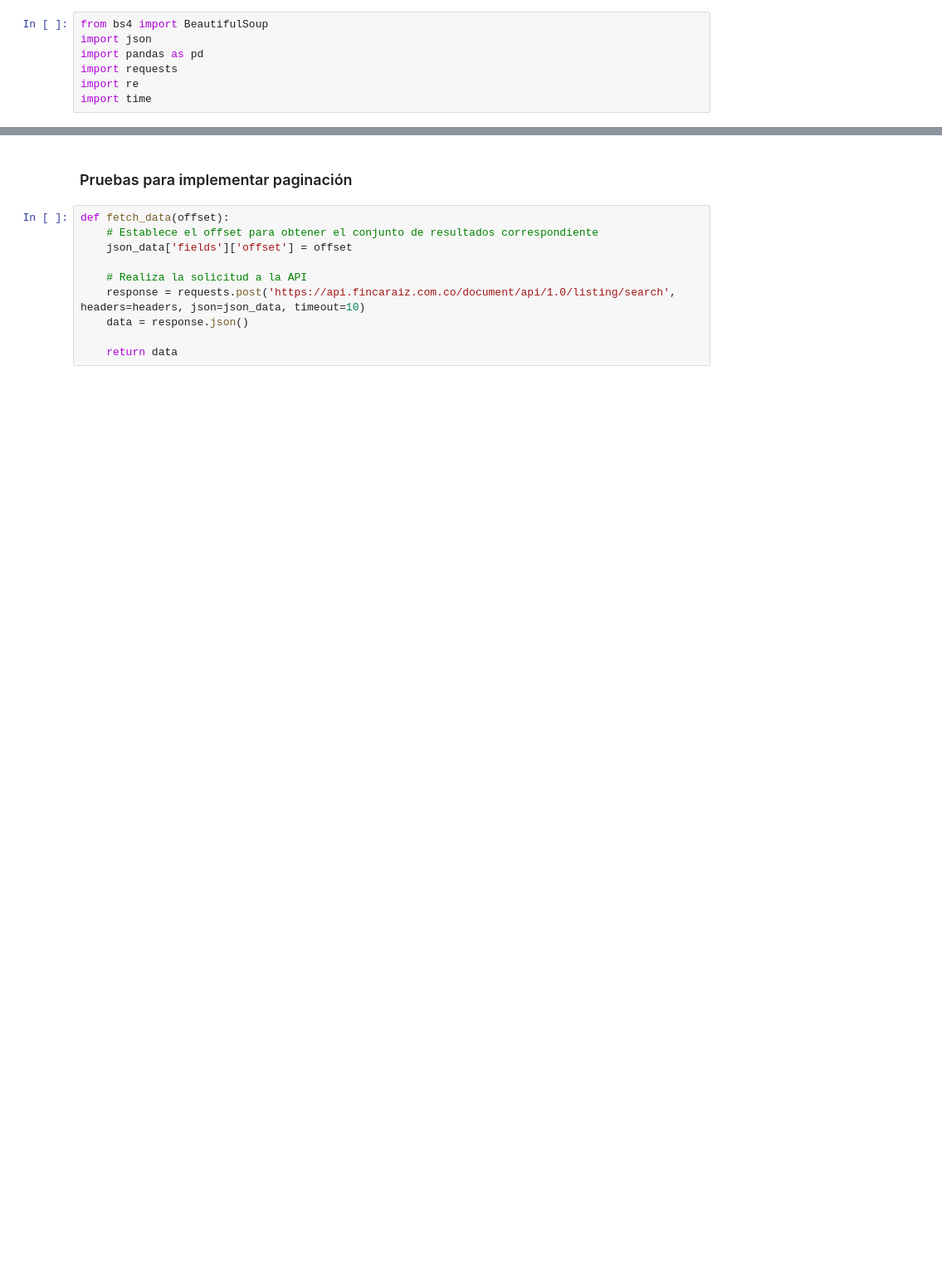
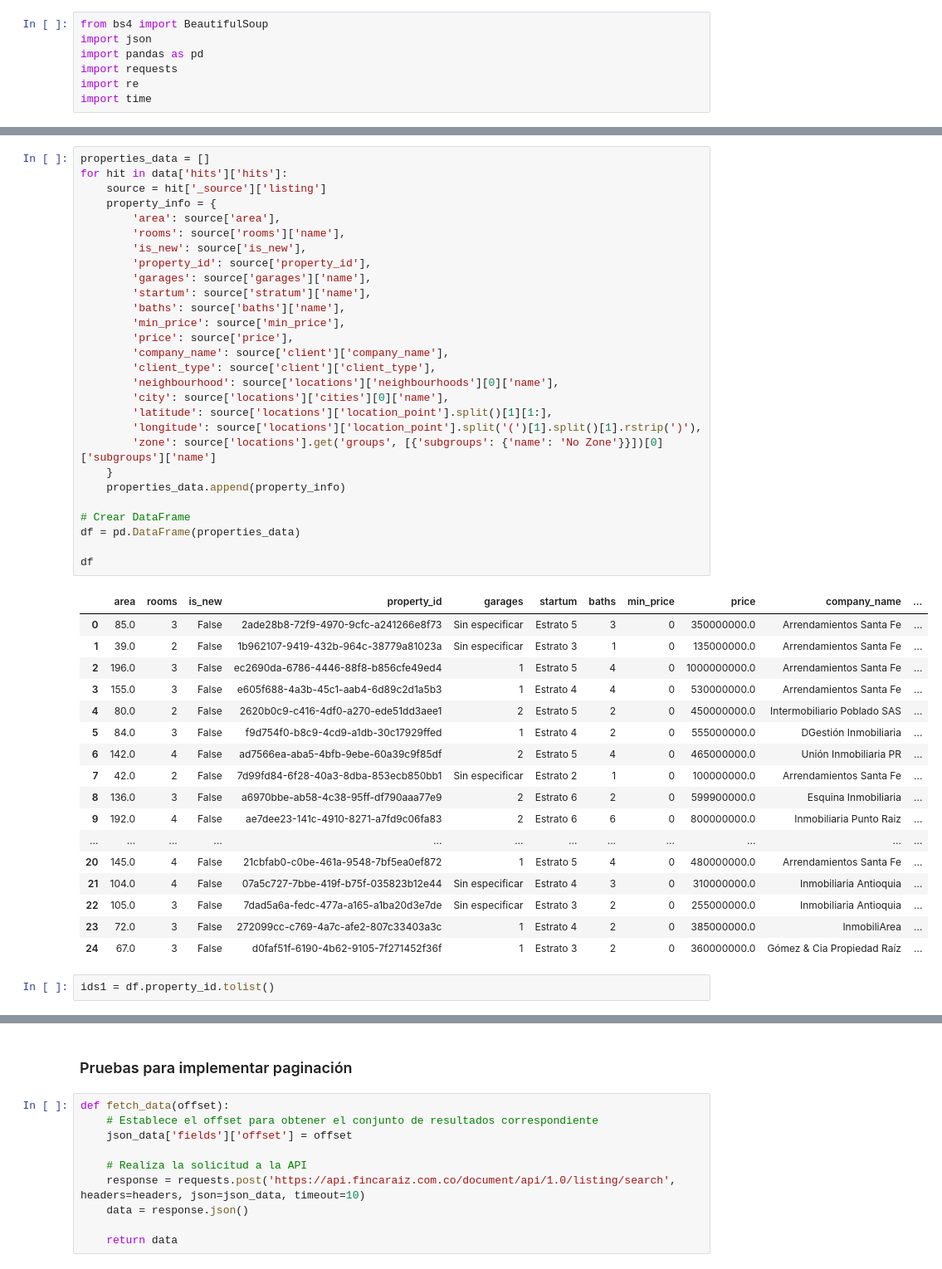
Before and after one commit to samuelperezh/propyapp-app-tic1, a Jupyter notebook: EDA.ipynb, the cells around one changed output, grey strips where cells are left out. Shown at 83% size. Saved outputs shown, nothing was run; the diff lists cells and outputs as text; blank space fills up the shorter version.

```diff
--- a/EDA.ipynb
+++ b/EDA.ipynb
@@ -96,0 +167,48 @@ data = response.json()
+# %%
+properties_data = []
+for hit in data['hits']['hits']:
+    source = hit['_source']['listing']
+    property_info = {
+        'area': source['area'],
+        'rooms': source['rooms']['name'],
+        'is_new': source['is_new'],
+        'property_id': source['property_id'],
+        'garages': source['garages']['name'],
+        'startum': source['stratum']['name'],
+        'baths': source['baths']['name'],
+        'min_price': source['min_price'],
+        'price': source['price'],
+        'company_name': source['client']['company_name'],
+        'client_type': source['client']['client_type'],
+        'neighbourhood': source['locations']['neighbourhoods'][0]['name'],
+        'city': source['locations']['cities'][0]['name'],
+        'latitude': source['locations']['location_point'].split()[1][1:],
+        'longitude': source['locations']['location_point'].split('(')[1].split()[1].rstrip(')'),
+        'zone': source['locations'].get('groups', [{'subgroups': {'name': 'No Zone'}}])[0]['subgroups']['name']
+    }
+    properties_data.append(property_info)
+
+# Crear DataFrame
+df = pd.DataFrame(properties_data)
+
+df
+# %% [output]
+|  | area | rooms | is_new | property_id | garages | startum | baths | min_price | price | company_name | ... |
+| 0 | 85.0 | 3 | False | 2ade28b8-72f9-4970-9cfc-a241266e8f73 | Sin especificar | Estrato 5 | 3 | 0 | 350000000.0 | Arrendamientos Santa Fe | ... |
+| 1 | 39.0 | 2 | False | 1b962107-9419-432b-964c-38779a81023a | Sin especificar | Estrato 3 | 1 | 0 | 135000000.0 | Arrendamientos Santa Fe | ... |
+| 2 | 196.0 | 3 | False | ec2690da-6786-4446-88f8-b856cfe49ed4 | 1 | Estrato 5 | 4 | 0 | 1000000000.0 | Arrendamientos Santa Fe | ... |
+| 3 | 155.0 | 3 | False | e605f688-4a3b-45c1-aab4-6d89c2d1a5b3 | 1 | Estrato 4 | 4 | 0 | 530000000.0 | Arrendamientos Santa Fe | ... |
+| 4 | 80.0 | 2 | False | 2620b0c9-c416-4df0-a270-ede51dd3aee1 | 2 | Estrato 5 | 2 | 0 | 450000000.0 | Intermobiliario Poblado SAS | ... |
+| 5 | 84.0 | 3 | False | f9d754f0-b8c9-4cd9-a1db-30c17929ffed | 1 | Estrato 4 | 2 | 0 | 555000000.0 | DGestión Inmobiliaria | ... |
+| 6 | 142.0 | 4 | False | ad7566ea-aba5-4bfb-9ebe-60a39c9f85df | 2 | Estrato 5 | 4 | 0 | 465000000.0 | Unión Inmobiliaria PR | ... |
+| 7 | 42.0 | 2 | False | 7d99fd84-6f28-40a3-8dba-853ecb850bb1 | Sin especificar | Estrato 2 | 1 | 0 | 100000000.0 | Arrendamientos Santa Fe | ... |
+| 8 | 136.0 | 3 | False | a6970bbe-ab58-4c38-95ff-df790aaa77e9 | 2 | Estrato 6 | 2 | 0 | 599900000.0 | Esquina Inmobiliaria | ... |
+| 9 | 192.0 | 4 | False | ae7dee23-141c-4910-8271-a7fd9c06fa83 | 2 | Estrato 6 | 6 | 0 | 800000000.0 | Inmobiliaria Punto Raiz | ... |
+| ... | ... | ... | ... | ... | ... | ... | ... | ... | ... | ... | ... |
+| 20 | 145.0 | 4 | False | 21cbfab0-c0be-461a-9548-7bf5ea0ef872 | 1 | Estrato 5 | 4 | 0 | 480000000.0 | Arrendamientos Santa Fe | ... |
+| 21 | 104.0 | 4 | False | 07a5c727-7bbe-419f-b75f-035823b12e44 | Sin especificar | Estrato 4 | 3 | 0 | 310000000.0 | Inmobiliaria Antioquia | ... |
+| 22 | 105.0 | 3 | False | 7dad5a6a-fedc-477a-a165-a1ba20d3e7de | Sin especificar | Estrato 3 | 2 | 0 | 255000000.0 | Inmobiliaria Antioquia | ... |
+| 23 | 72.0 | 3 | False | 272099cc-c769-4a7c-afe2-807c33403a3c | 1 | Estrato 4 | 2 | 0 | 385000000.0 | InmobiliArea | ... |
+| 24 | 67.0 | 3 | False | d0faf51f-6190-4b62-9105-7f271452f36f | 1 | Estrato 3 | 2 | 0 | 360000000.0 | Gómez & Cia Propiedad Raíz | ... |
+# %%
+ids1 = df.property_id.tolist()
```
Also changed, not shown: parts of 8 cells of this notebook.
